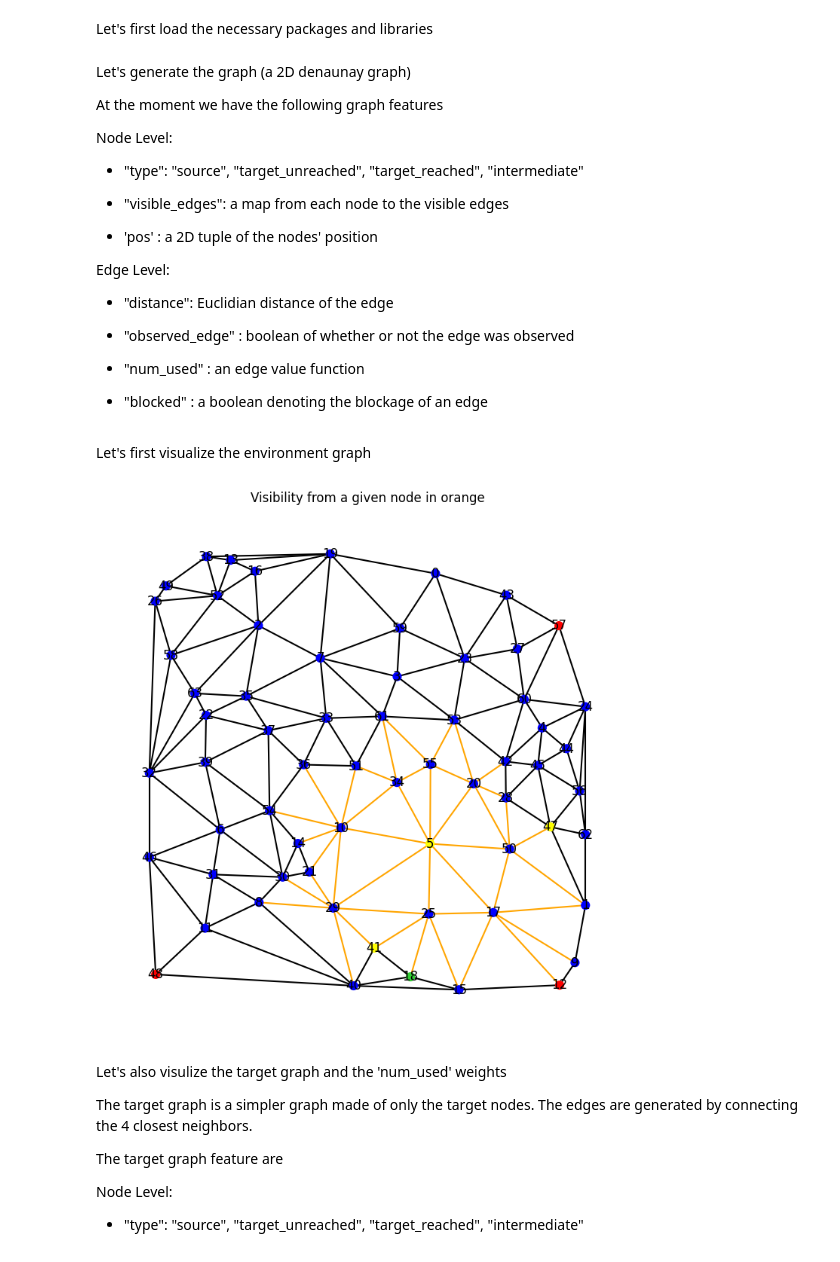
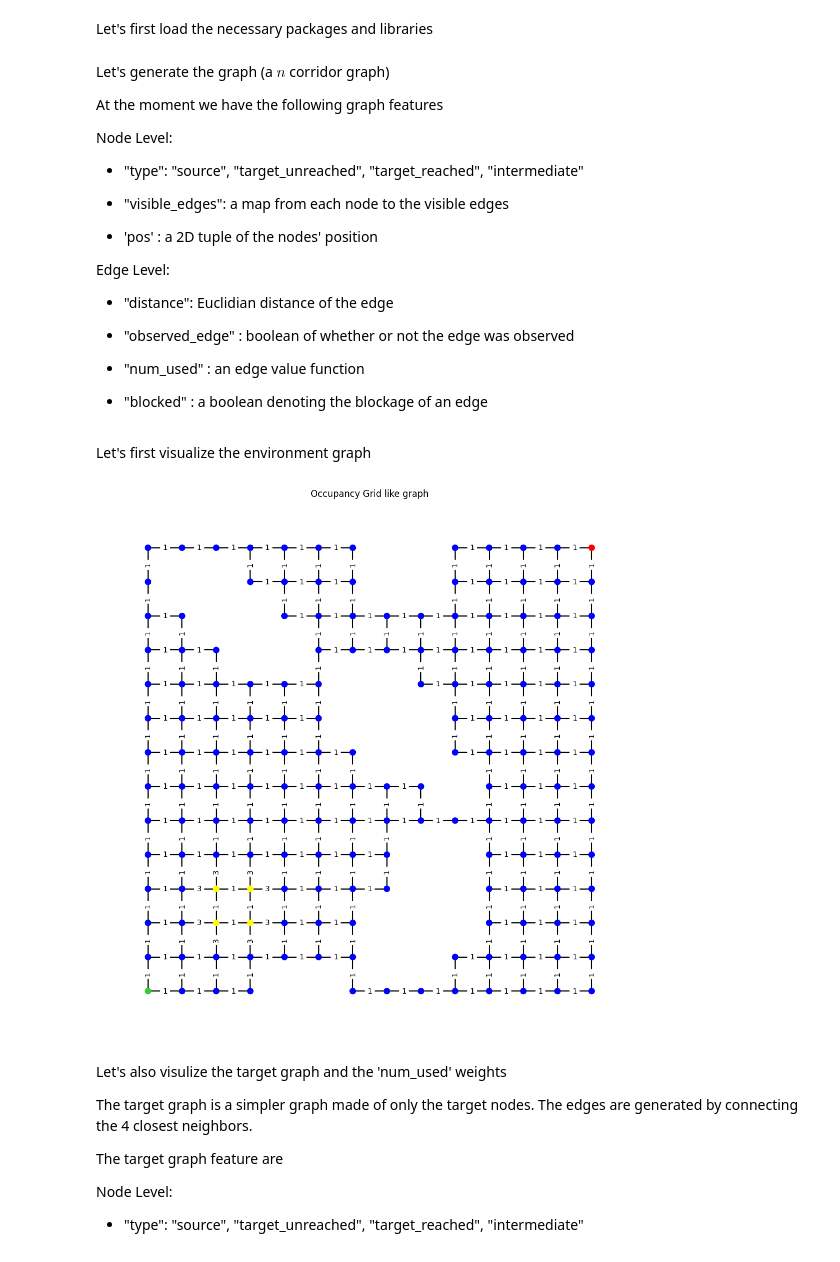
Before and after one commit to jongann-lee/Observability_mSTSP, a Jupyter notebook: single_agent_blocked.ipynb, the cells around one changed output. Saved outputs shown, nothing was run; the diff lists cells and outputs as text; code cells hidden in the pictures.

```diff
--- a/single_agent_blocked.ipynb
+++ b/single_agent_blocked.ipynb
@@ -13,5 +16,5 @@ from Single_Agent.repeated_topk import RepeatedTopK
 # %% [markdown]
-Let's generate the graph (a 2D denaunay graph)
+Let's generate the graph (a $n$ corridor graph)
 
 
 At the moment we have the following graph features
@@ -36,62 +39,77 @@ Edge Level:
 
 - "blocked" : a boolean denoting the blockage of an edge
 # %%
-num_nodes = 64
-env_graph = create_delaunay_graph(64, target_ratio = 4/64, seed = 87)
-_ = two_hop_visibility(env_graph, num_extended_nodes=3, node_list=list([5, 41, 47]))
+# We will remove three blobs
+blob1 = [(1,12), (2,12), (2,11), (3,11), (3,10), (4,10)]
+blob2 = [(6,8), (7,7), (6,9), (7,8), (8,7), (8,8), (7,9), (9,6)]
+blob3 = [(7,1), (7,2), (8,1), (8,2), (8,3), (8,4), (9,2), (9,3), (9,4)]
+blob4 = [(7,12), (8,12), (7,13), (8,13)]
+blob5 = [(4,0), (5,0)]
+sef_of_blobs = blob1 + blob2 + blob3 + blob4 + blob5
+
+# We also define the hill nodes
+hill_nodes = [(2,2), (2,3), (3,2), (3,3)]
+
+
+env_graph = create_occupancy_grid(m=14, n=14, nodes_to_remove=sef_of_blobs)
+env_graph = hill_visibility(env_graph, hill_nodes)
 target_graph = create_fully_connected_target_graph(env_graph)
 # %% [markdown]
 Let's first visualize the environment graph
 # %%
-extended_nodes = [node for node in env_graph.nodes()
-                  if env_graph.nodes[node].get('has_extended_visibility', True)]
-non_extended_nodes = [node for node in env_graph.nodes()
-                  if env_graph.nodes[node].get('has_extended_visibility', False)]
+extended_nodes = [node for node in hill_nodes if node in env_graph]
+non_extended_nodes = [node for node in env_graph.nodes() if node not in hill_nodes]
 
-source_node = extended_nodes[0] if extended_nodes else non_extended_nodes[0]
-visible_edges = env_graph.nodes[source_node]['visible_edges']
+# source_node = extended_nodes[0] if extended_nodes else non_extended_nodes[0]
+# visible_edges = env_graph.nodes[source_node]['visible_edges']
 
 # Get positions from node attributes
 pos = nx.get_node_attributes(env_graph, 'pos')
 
 # Create a list of colors based on node attributes
 color_map = []
 for node, data in env_graph.nodes(data=True):
     if data["type"] == "source":
         color_map.append("limegreen")  # Use a vibrant green for the source
     elif data["type"] == "target_unreached":
         color_map.append("red")
     elif node in extended_nodes:
         color_map.append("yellow")
     else:
         color_map.append("blue")
 
-edge_color = []
-for u, v, data in env_graph.edges(data=True):
-    edge_tuple = tuple(sorted((u, v)))
-    if edge_tuple in visible_edges:
-        # Style for visible edges: orange
-        edge_color.append('orange')
-    else:
-        # Style for invisible edges: black
-        edge_color.append('black')
-
 # Draw the graph with updated styles
-plt.figure(figsize=(7, 7))
+plt.figure(figsize=(10, 10))
 nx.draw(
     env_graph,
     pos=pos,
     node_color=color_map,
-    with_labels=True,
+    with_labels=False,
     node_size=60,
     width=1.5,
-    edge_color=edge_color
+    edge_color='black'
 )
 
-plt.title("Visibility from a given node in orange")
+# Add Edge Labels (Distance)
+edge_labels = nx.get_edge_attributes(env_graph, 'distance')
+
+# Format floats to 2 decimal places for cleaner visualization
+formatted_labels = {k: f"{v:.0f}" for k, v in edge_labels.items()}
+
+nx.draw_networkx_edge_labels(
+    env_graph,
+    pos,
+    edge_labels=formatted_labels,
+    font_size=10,
+    label_pos=0.5
+)
+
+plt.title("Occupancy Grid like graph")
+plt.axis('off') # Turn off axis for cleaner look
+plt.tight_layout()
 plt.show()
 # %% [output]
-[figure, old version]
+[figure, new version]
 # %% [markdown]
 Let's also visulize the target graph and the 'num_used' weights
 
```
Also changed, not shown: parts of 17 cells of this notebook, 9 other files.
